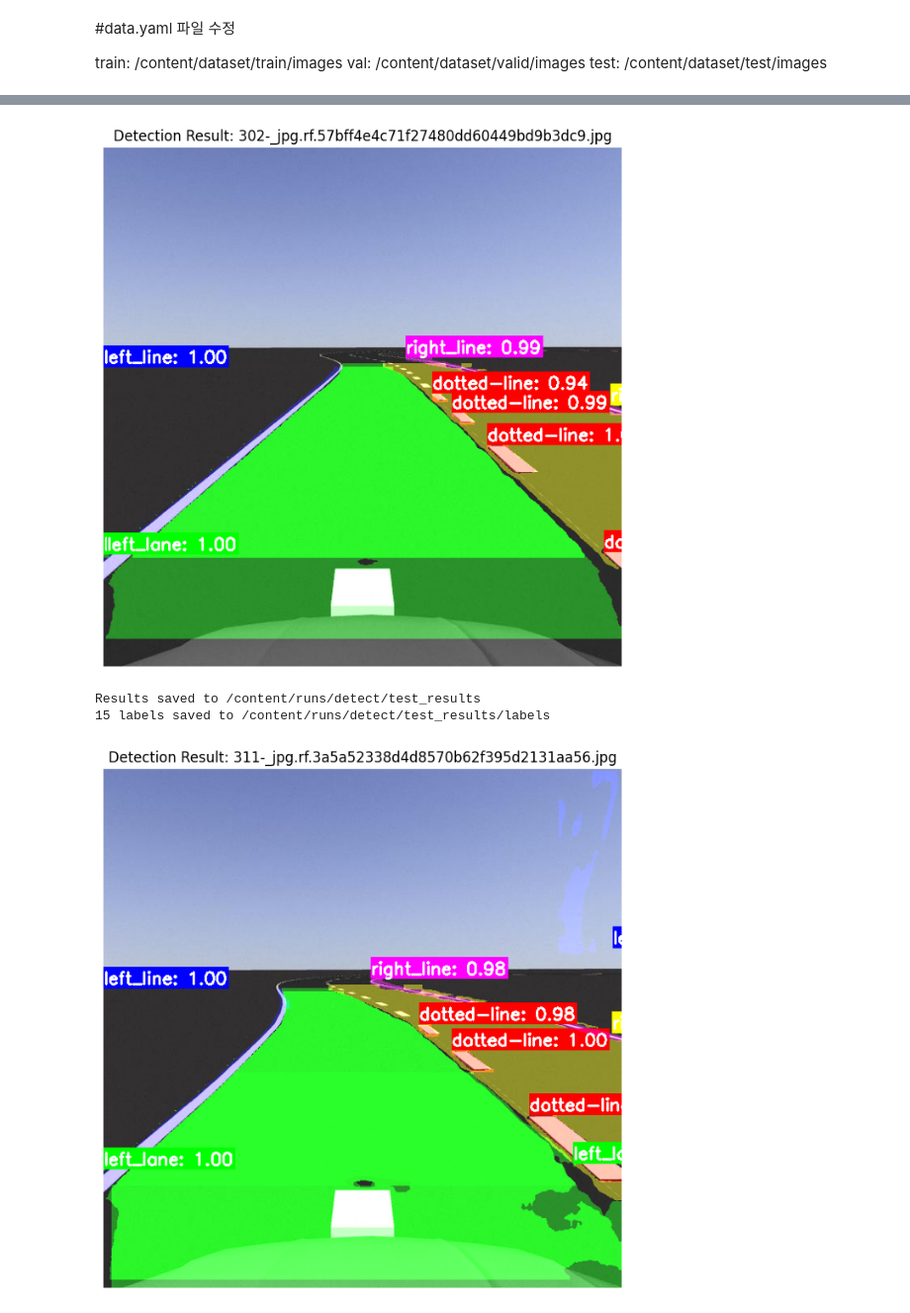
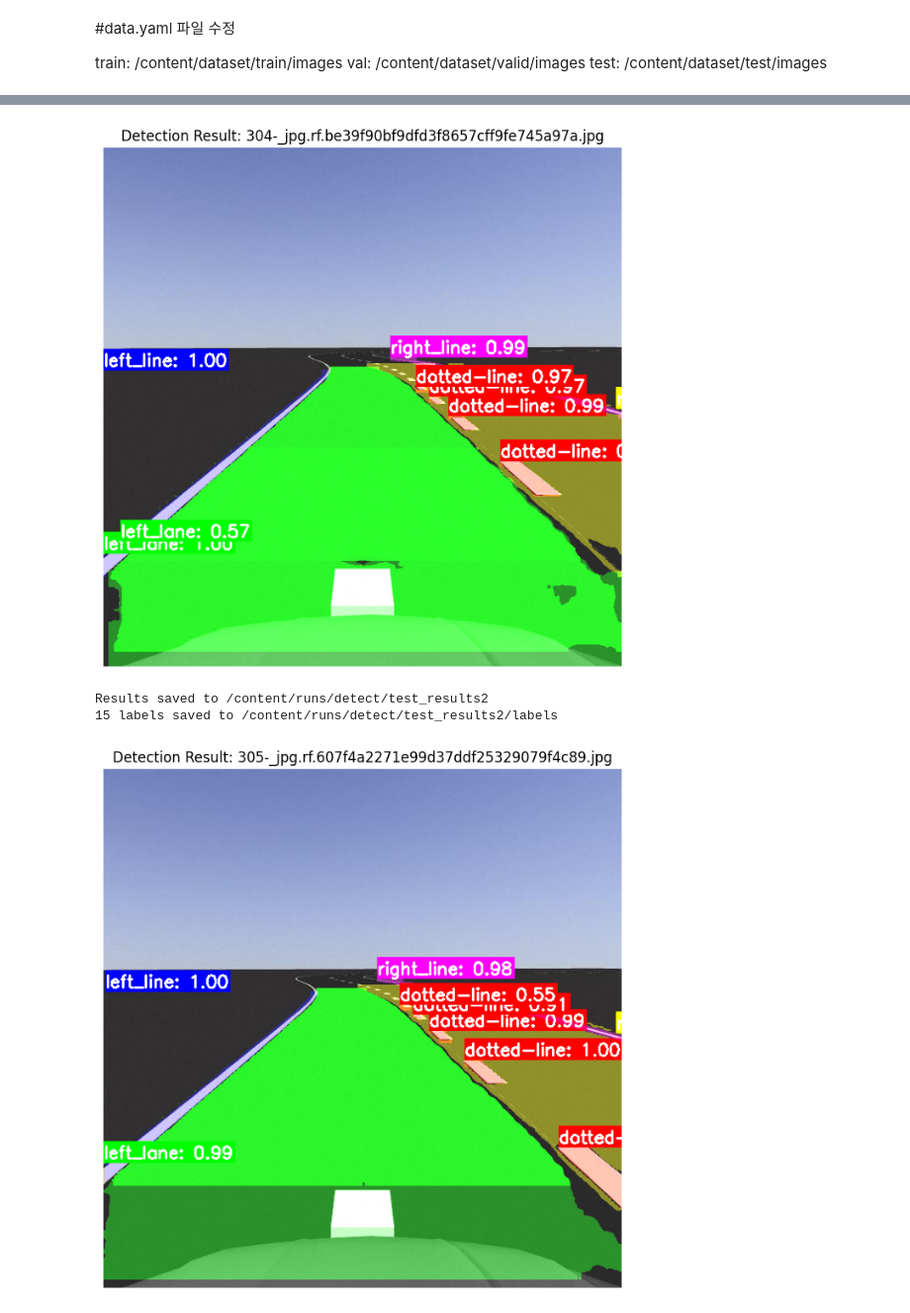
Before and after one commit to dembor5317/NBDIA, a Jupyter notebook: yolov8_train.ipynb, the cells around one changed output, grey strips where cells are left out. Shown at 99% size. Drawn from its saved outputs; the diff is of its cells as text; code cells hidden in the pictures.

```diff
--- a/yolov8_train.ipynb
+++ b/yolov8_train.ipynb
@@ -222,5 +216,10 @@ print(test_images[:5])
 # %%
 import matplotlib.pyplot as plt
+import numpy as np
+
+image_dir = '/content/dataset/test/images/'
+test_images = sorted([img for img in os.listdir(image_dir) if img.lower().endswith(('.png', '.jpg', '.jpeg'))])
+
 
 for i, img_name in enumerate(test_images[:5]):  # 처음 5개만
     img_path = f'/content/dataset/test/images/{img_name}'
@@ -252,4 +251,4 @@ Results saved to /content/runs/detect/test_results
-[figure, old version]
+[figure, new version]
-Results saved to /content/runs/detect/test_results
-15 labels saved to /content/runs/detect/test_results/labels
+Results saved to /content/runs/detect/test_results2
+15 labels saved to /content/runs/detect/test_results2/labels
-[figure, old version]
+[figure, new version]
```
Also changed, not shown: parts of 8 cells of this notebook.
